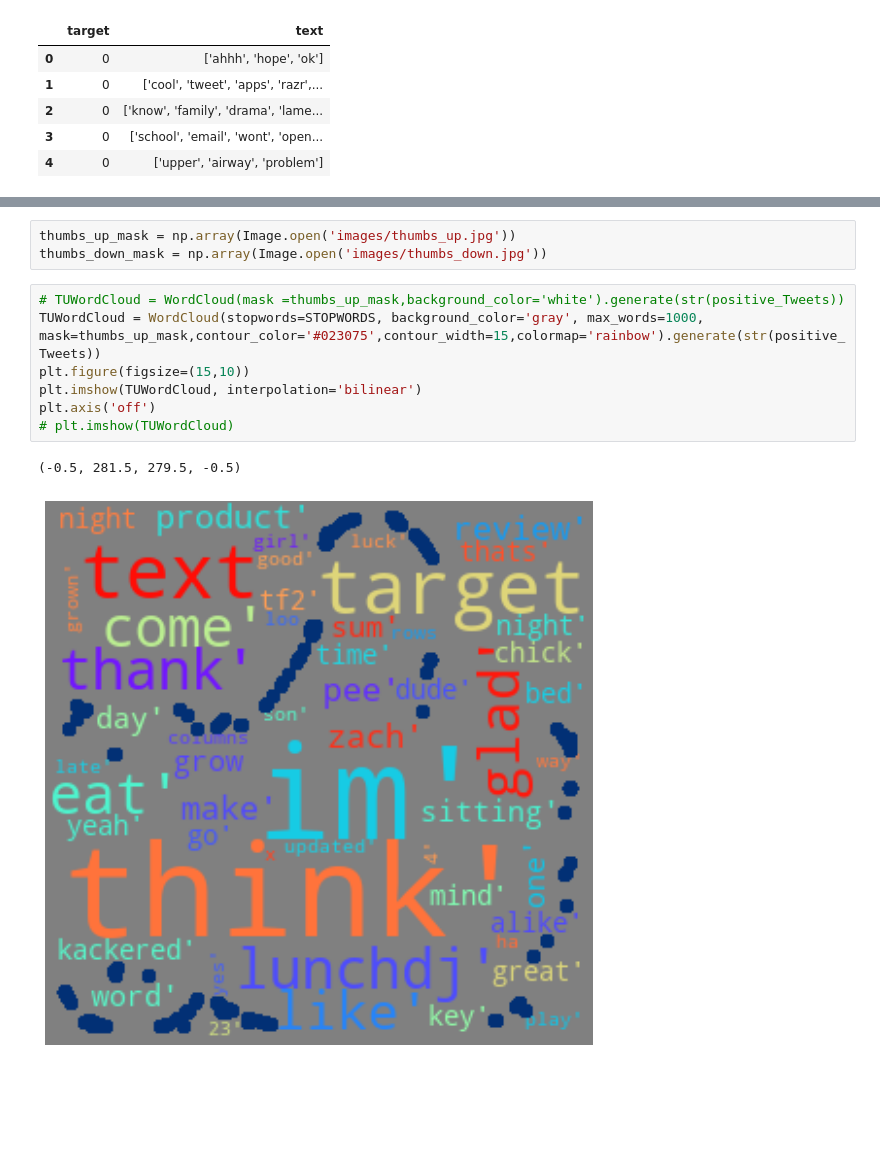
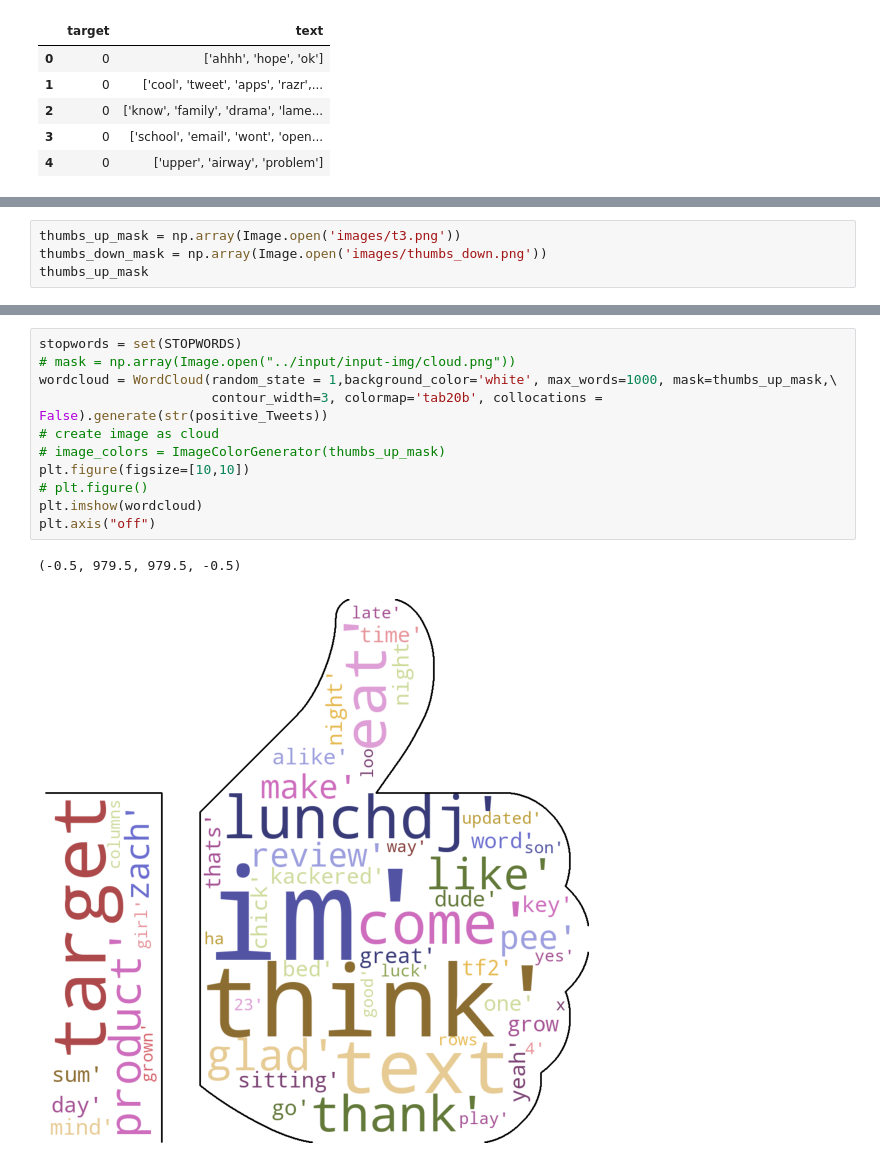
Before and after one commit to singhsanoo/tweet-sentiment-predictor, a Jupyter notebook: WordClouds.ipynb, the cells around one changed output, grey strips where cells are left out. Cells and saved outputs as stored; diff of their text form; blank space fills up the shorter version.

```diff
--- a/WordClouds.ipynb
+++ b/WordClouds.ipynb
@@ -61,0 +61,4 @@ plt.imshow(cloud)
+# %%
+thumbs_up_mask = np.array(Image.open('images/t3.png'))
+thumbs_down_mask = np.array(Image.open('images/thumbs_down.png'))
+thumbs_up_mask
@@ -62,13 +95,14 @@ plt.imshow(cloud)
 # %%
-thumbs_up_mask = np.array(Image.open('images/thumbs_up.jpg'))
-thumbs_down_mask = np.array(Image.open('images/thumbs_down.jpg'))
+stopwords = set(STOPWORDS)
+# mask = np.array(Image.open("../input/input-img/cloud.png"))
+wordcloud = WordCloud(random_state = 1,background_color='white', max_words=1000, mask=thumbs_up_mask,\
+                      contour_width=3, colormap='tab20b', collocations = False).generate(str(positive_Tweets))
+# create image as cloud
+# image_colors = ImageColorGenerator(thumbs_up_mask)
+plt.figure(figsize=[10,10])
+# plt.figure()
+plt.imshow(wordcloud)
+plt.axis("off")
+# %% [output]
+(-0.5, 979.5, 979.5, -0.5)
+[figure, added]
-# %%
-# TUWordCloud = WordCloud(mask =thumbs_up_mask,background_color='white').generate(str(positive_Tweets))
-TUWordCloud = WordCloud(stopwords=STOPWORDS, background_color='gray', max_words=1000, mask=thumbs_up_mask,contour_color='#023075',contour_width=15,colormap='rainbow').generate(str(positive_Tweets))
-plt.figure(figsize=(15,10))
-plt.imshow(TUWordCloud, interpolation='bilinear')
-plt.axis('off')
-# plt.imshow(TUWordCloud)
-# %% [output]
-(-0.5, 281.5, 279.5, -0.5)
-[figure, removed]
```
Also changed, not shown: parts of 7 cells of this notebook, 6 other files.
